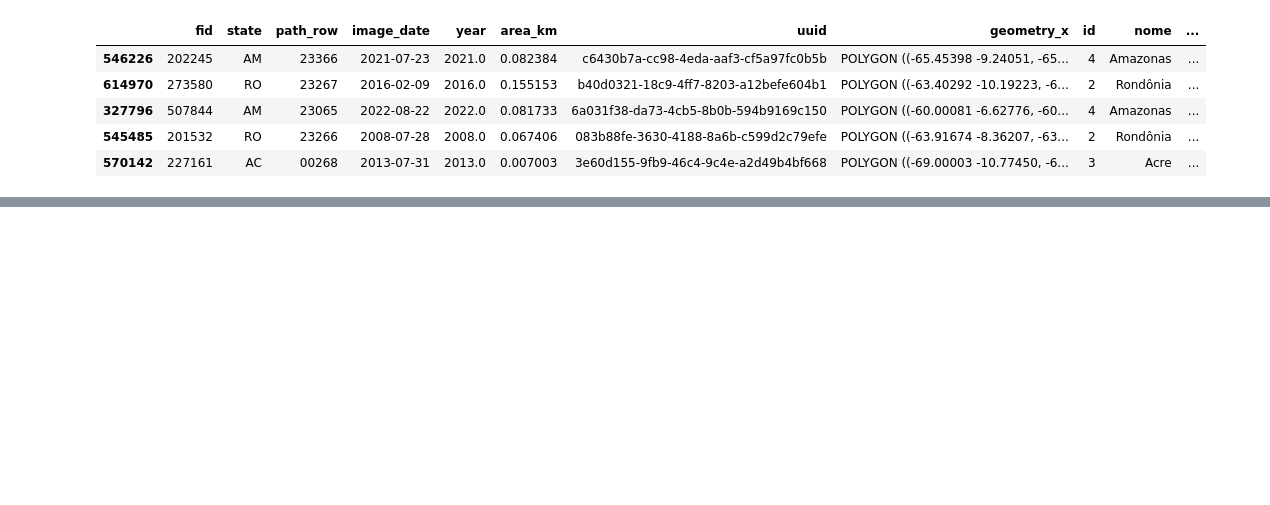
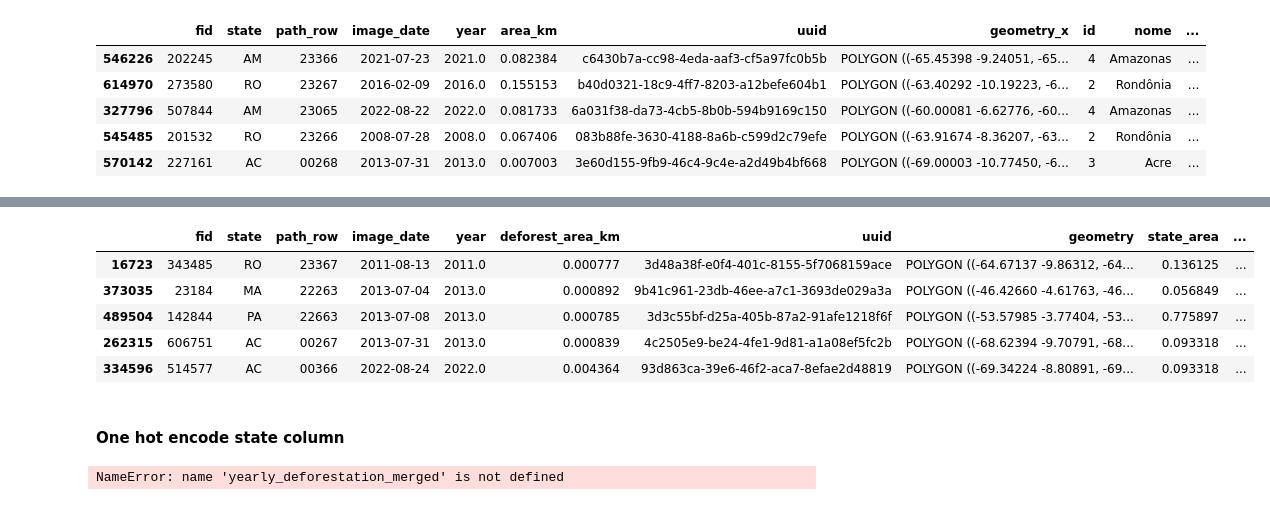
Before and after one commit to t4ai/amazon-deforestation-forecasting, a Jupyter notebook: amazon-deforestation-forecasting.ipynb, the cells around one changed output, grey strips where cells are left out. Cells and saved outputs as stored; diff of their text form; code cells hidden in the pictures; blank space fills up the shorter version.

```diff
--- a/amazon-deforestation-forecasting.ipynb
+++ b/amazon-deforestation-forecasting.ipynb
@@ -433,0 +458,15 @@ df[['x','z']] = mms.fit_transform(df[['x','z']])
+# %%
+yearly_deforestation_merged.sample(5)
+# %% [output]
+|  | fid | state | path_row | image_date | year | deforest_area_km | uuid | geometry | state_area | ... |
+| 16723 | 343485 | RO | 23367 | 2011-08-13 | 2011.0 | 0.000777 | 3d48a38f-e0f4-401c-8155-5f7068159ace | POLYGON ((-64.67137 -9.86312, -64... | 0.136125 | ... |
+| 373035 | 23184 | MA | 22263 | 2013-07-04 | 2013.0 | 0.000892 | 9b41c961-23db-46ee-a7c1-3693de029a3a | POLYGON ((-46.42660 -4.61763, -46... | 0.056849 | ... |
+| 489504 | 142844 | PA | 22663 | 2013-07-08 | 2013.0 | 0.000785 | 3d3c55bf-d25a-405b-87a2-91afe1218f6f | POLYGON ((-53.57985 -3.77404, -53... | 0.775897 | ... |
+| 262315 | 606751 | AC | 00267 | 2013-07-31 | 2013.0 | 0.000839 | 4c2505e9-be24-4fe1-9d81-a1a08ef5fc2b | POLYGON ((-68.62394 -9.70791, -68... | 0.093318 | ... |
+| 334596 | 514577 | AC | 00366 | 2022-08-24 | 2022.0 | 0.004364 | 93d863ca-39e6-46f2-aca7-8efae2d48819 | POLYGON ((-69.34224 -8.80891, -69... | 0.093318 | ... |
+# %% [markdown]
+#### One hot encode state column
+# %%
+pd.get_dummies(yearly_deforestation_merged['state'], prefix='state')
+# %% [output]
+NameError: name 'yearly_deforestation_merged' is not defined
```
Also changed, not shown: parts of 8 cells of this notebook.
